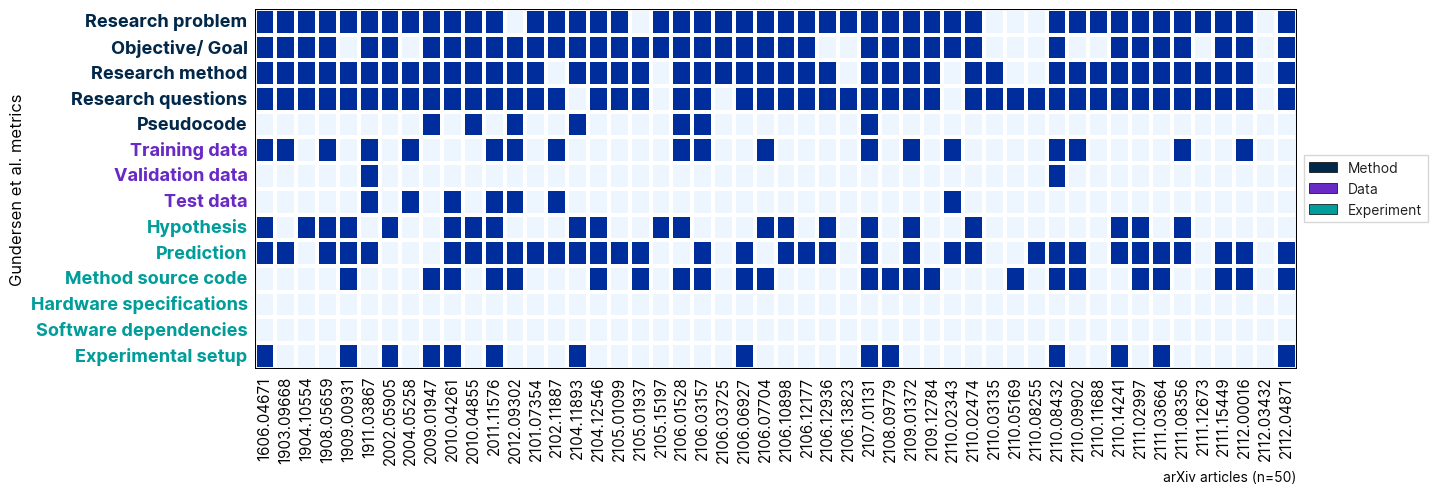
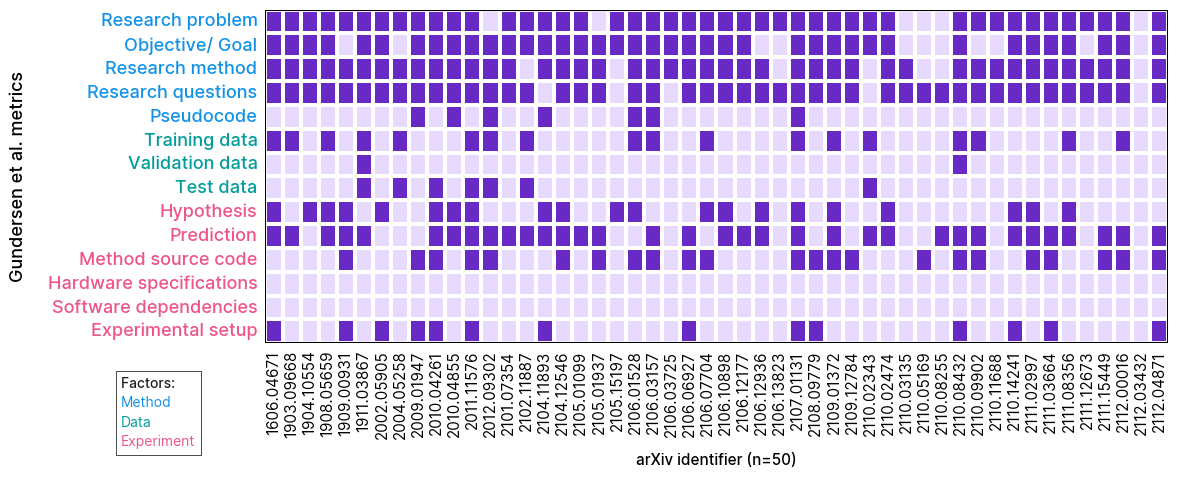
Code edit (unified diff) that turned the first committed figure into the second:
--- before
+++ after
@@ -1,10 +1,10 @@
-def plot_heatmap_regex_grouped(metrics_display_map):
-    
-    metric_group_colors = {
-    "Method": CATEGORICAL_3_LIGHT_OPTION_5[0],
-    "Data": CATEGORICAL_3_LIGHT_OPTION_5[1],
-    "Experiment": CATEGORICAL_3_LIGHT_OPTION_5[2]
+def plot_heatmap_regex_grouped(metrics_display_map, color_palette=CATEGORICAL_3_LIGHT_OPTION_5, values_cmap=ListedColormap(["#edf5ff", "#002d9c"])):
+    # Group colors from provided palette
+    colors_3group = {
+        "Method": color_palette[0],
+        "Data": color_palette[1],
+        "Experiment": color_palette[2],
     }
-    
+
     df_manuscript_regex_gundersen = pd.read_csv("https://huggingface.co/datasets/adbX/reproscreener_manual_evaluations/resolve/main/repro_eval_tex.csv")
     df_manuscript_regex_gundersen = df_manuscript_regex_gundersen.rename(columns={"id": "paper_id"})
@@ -14,21 +14,17 @@
 
     available_gundersen_metrics = [m for m in gundersen_metrics if m in df_manuscript_regex_gundersen.columns]
-    
-    # Define metric groups for Gundersen metrics
+
+    # Metric groups for Gundersen metrics
     gundersen_metric_groups = {
         "Method": ["problem", "objective", "research_method", "research_questions", "pseudocode"],
         "Data": ["training_data", "validation_data", "test_data"],
-        "Experiment": ["hypothesis", "prediction", "method_source_code", "hardware_specifications", "software_dependencies", "experiment_setup"]
+        "Experiment": ["hypothesis", "prediction", "method_source_code", "hardware_specifications", "software_dependencies", "experiment_setup"],
     }
-    
+
     # Metrics on rows, papers on columns
     heatmap_df = df_manuscript_regex_gundersen[available_gundersen_metrics].astype(float).T
     heatmap_df.index = [gundersen_metrics_display_map.get(m, m.replace("_", " ").title()) for m in heatmap_df.index]
 
-    # Custom colormap
-    custom_cmap = ListedColormap(["#edf5ff", "#002d9c"])
-    # custom_cmap = ListedColormap(["#d9fbfb", "#004144"])
-
-    fig, ax = plt.subplots(figsize=(14, 5), tight_layout={"pad": 1.5})
+    fig, ax = plt.subplots(figsize=(12, 5), tight_layout={"pad": 1.5})
 
     # Black frame
@@ -38,35 +34,40 @@
     ax.axvline(x=heatmap_df.shape[1], color="k", linewidth=1.5)
 
-    sns.heatmap(heatmap_df, cmap=custom_cmap, cbar=False, linewidths=1.5, ax=ax)
+    sns.heatmap(heatmap_df, cmap=values_cmap, cbar=False, linewidths=1.5, ax=ax)
 
     # Color code the y-axis labels by metric group
     for i, (metric_key, display_name) in enumerate(zip(available_gundersen_metrics, heatmap_df.index)):
-        # Find which group this metric belongs to
         for group_name, group_metrics in gundersen_metric_groups.items():
             if metric_key in group_metrics:
-                color = metric_group_colors[group_name]
-                ax.get_yticklabels()[i].set_color(color)
-                ax.get_yticklabels()[i].set_weight('bold')
+                ax.get_yticklabels()[i].set_color(colors_3group[group_name])
+                # ax.get_yticklabels()[i].set_weight("medium")
                 break
 
-    ax.set_ylabel("Gundersen et al. metrics", fontsize=12)
-    ax.set_xlabel("arXiv articles (n=50)",  rotation=360, loc="right")
+    # Axis label styles aligned with llama version
+    ax.set_ylabel("Gundersen et al. metrics", fontsize=13, fontweight="medium", labelpad=15)
+    ax.set_xlabel("arXiv identifier (n=50)", fontsize=11, fontweight="medium", rotation=360, loc="center", labelpad=10)
 
-    # Add legend for metric groups
-    legend_elements = [Patch(facecolor=metric_group_colors[group], 
-                           label=group, edgecolor='black', linewidth=0.5) 
-                      for group in gundersen_metric_groups.keys()]
-    ax.legend(handles=legend_elements, loc='center left',  bbox_to_anchor=(1, 0.5), 
-              frameon=True, fancybox=False, shadow=False, ncol=1)
+    # Style to match llama: hide spines and adjust ticks
+    ax.spines[["top", "right", "bottom", "left"]].set_visible(False)
+    ax.tick_params(axis="both", size=0, pad=5)
 
-    plt.subplots_adjust(top=0.95, left=0.15, right=0.85)
-    plt.tight_layout()
-    plt.tick_params(axis='both', size=0, pad=5)
-    
     for tick in ax.get_xticklabels():
         tick.set_fontsize(11)
     for tick in ax.get_yticklabels():
         tick.set_fontsize(13)
-        
+
+    legend_string = "<Factors: >" + " ".join([f"\n<{group}>" for group in gundersen_metric_groups.keys()])
+    fig_text(
+        x=.11,
+        y=0.225,
+        s= legend_string,
+        highlight_textprops=[{"fontweight":"medium"}]
+            + [{"color": colors_3group[g], "fontweight": "normal"} for g in gundersen_metric_groups.keys()],
+        annotationbbox_kw={'frameon': True, 'pad': .4, 
+                           'bboxprops': {'linewidth': .5}},
+    )
+
+    plt.subplots_adjust(top=0.95, left=0.15, right=0.85)
+
     plt.savefig(current_figures_dir + "hm_manuscript_regex_grouped.png", dpi=1280, bbox_inches="tight")
     plt.savefig(thesis_figures_dir + "hm_manuscript_regex_grouped.png", dpi=1280, bbox_inches="tight")
@@ -74,3 +75,7 @@
 
     plt.show()
-plot_heatmap_regex_grouped(gundersen_metrics_display_map)
+plot_heatmap_regex_grouped(
+    gundersen_metrics_display_map,
+    color_palette=["#1192e8", "#009d9a", "#ee538b"],  # or any 3-color palette [m, d, e]
+    values_cmap=ListedColormap(["#e8daff", "#6929c4"])  # for a purple theme
+)

Commit: Improved legend, axis labels, colors